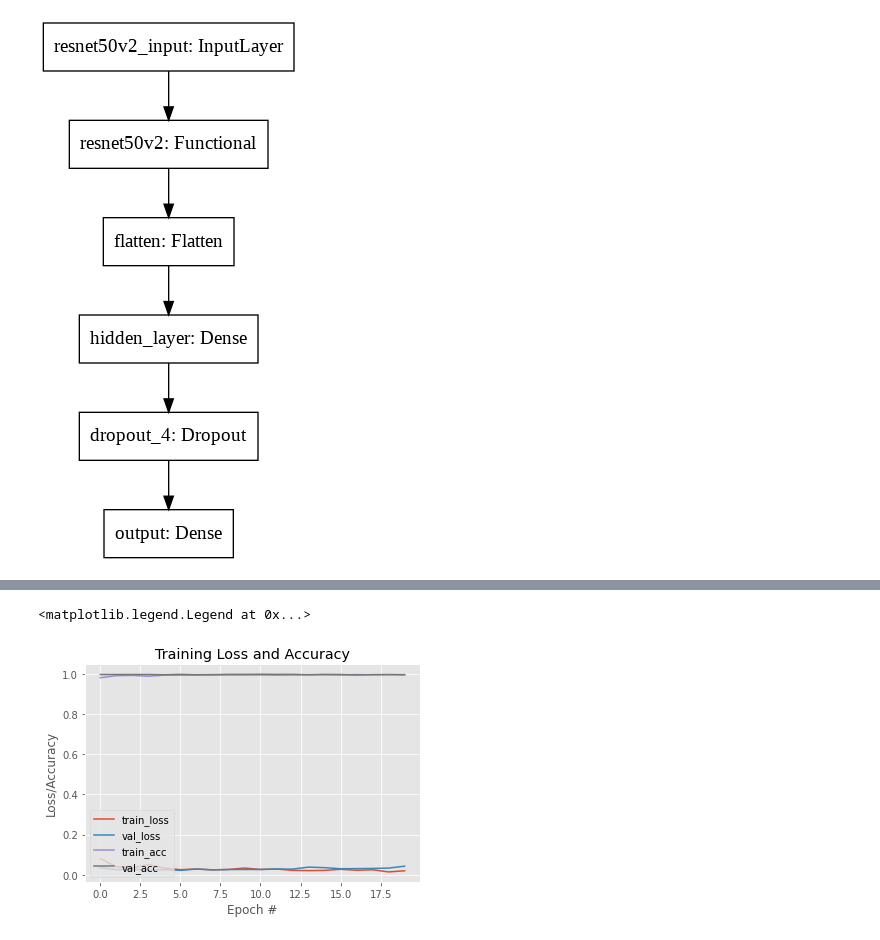
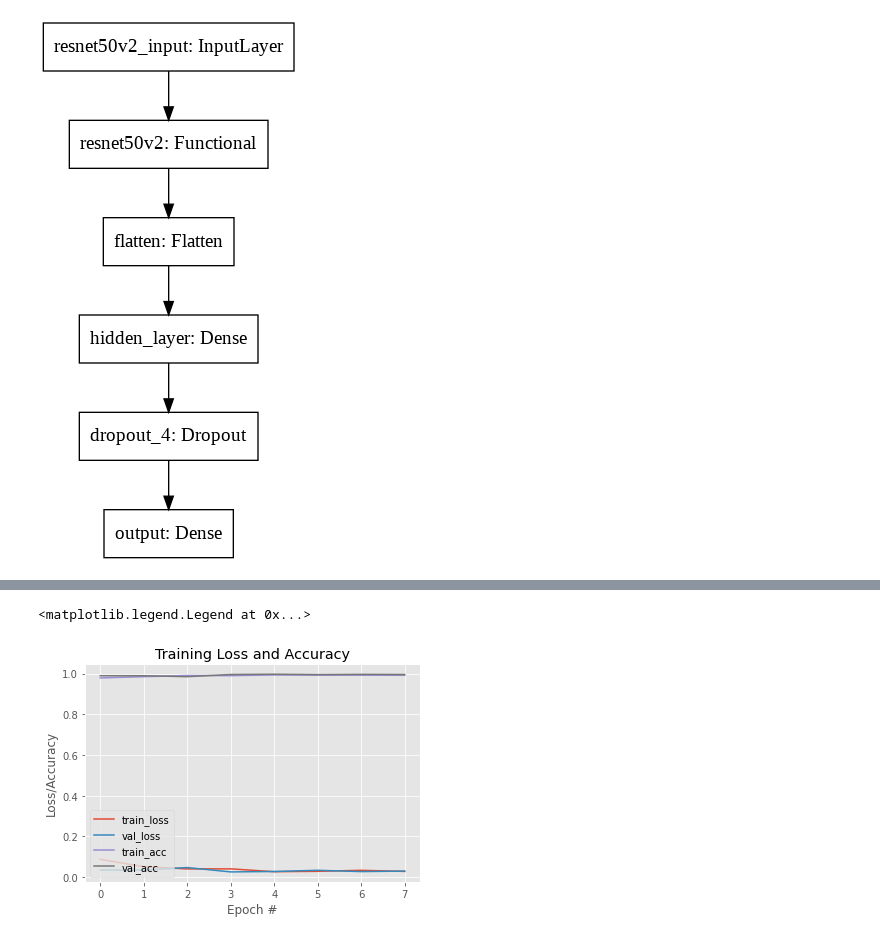
Before and after one commit to hilalvarlik/FaceMaskDetection, a Jupyter notebook: train.ipynb, the cells around one changed output, grey strips where cells are left out. Cells and saved outputs as stored; diff of their text form; code cells hidden in the pictures.

```diff
--- a/train.ipynb
+++ b/train.ipynb
@@ -20,7 +20,7 @@ from tensorflow.keras.applications import ResNet50V2
 # %%
 import numpy as np
 
-data=np.load('/content/drive/MyDrive/deeplearningproject/data.npy')
-labels=np.load('/content/drive/MyDrive/deeplearningproject/labels.npy')
+data=np.load('/content/drive/MyDrive/deeplearningproject/ArrayData/data.npy')
+labels=np.load('/content/drive/MyDrive/deeplearningproject/ArrayData/labels.npy')
 # %%
 (trainX, testX, trainY, testY) = train_test_split(data, labels,	test_size=0.20, stratify=labels, random_state=42)
@@ -93,9 +103,20 @@ model.compile(
   optimizer=tf.keras.optimizers.Adam(learning_rate=LR),
   loss="binary_crossentropy",
   metrics=["accuracy"])
+# %%
+from tensorflow.keras.callbacks import EarlyStopping
+early_stopping = EarlyStopping(
+    monitor='val_accuracy',
+    min_delta=0.0001,
+    patience=3,
+    verbose=1,
+    mode='auto',
+    baseline=None,
+    restore_best_weights=True)
 # %%
 history = model.fit(aug.flow(trainX, trainY, batch_size=BS),
 	steps_per_epoch=len(trainX) // BS,
+  callbacks=[early_stopping],
 	validation_data=(testX, testY),
 	epochs=EPOCHS)
 # %% [output]
@@ -119,19 +141,17 @@ Epoch 20/20
 # %%
 import matplotlib.pyplot as plt
 
 plt.style.use("ggplot")
 plt.figure()
-
-plt.plot(np.arange(0, EPOCHS), history.history["loss"], label="train_loss")
-plt.plot(np.arange(0, EPOCHS), history.history["val_loss"], label="val_loss")
-plt.plot(np.arange(0, EPOCHS), history.history["accuracy"], label="train_acc")
-plt.plot(np.arange(0, EPOCHS), history.history["val_accuracy"], label="val_acc")
-
+plt.plot(np.arange(0, len(history.history["loss"])), history.history["loss"], label="train_loss")
+plt.plot(np.arange(0, len(history.history["val_loss"])), history.history["val_loss"], label="val_loss")
+plt.plot(np.arange(0, len(history.history["accuracy"])), history.history["accuracy"], label="train_acc")
+plt.plot(np.arange(0, len(history.history["val_accuracy"])), history.history["val_accuracy"], label="val_acc")
 plt.title("Training Loss and Accuracy")
 plt.xlabel("Epoch #")
 plt.ylabel("Loss/Accuracy")
 plt.legend(loc="lower left")
 # %% [output]
 <matplotlib.legend.Legend at 0x...>
-[figure, old version]
+[figure, new version]
 # %%
```
Also changed, not shown: parts of 8 cells of this notebook.
